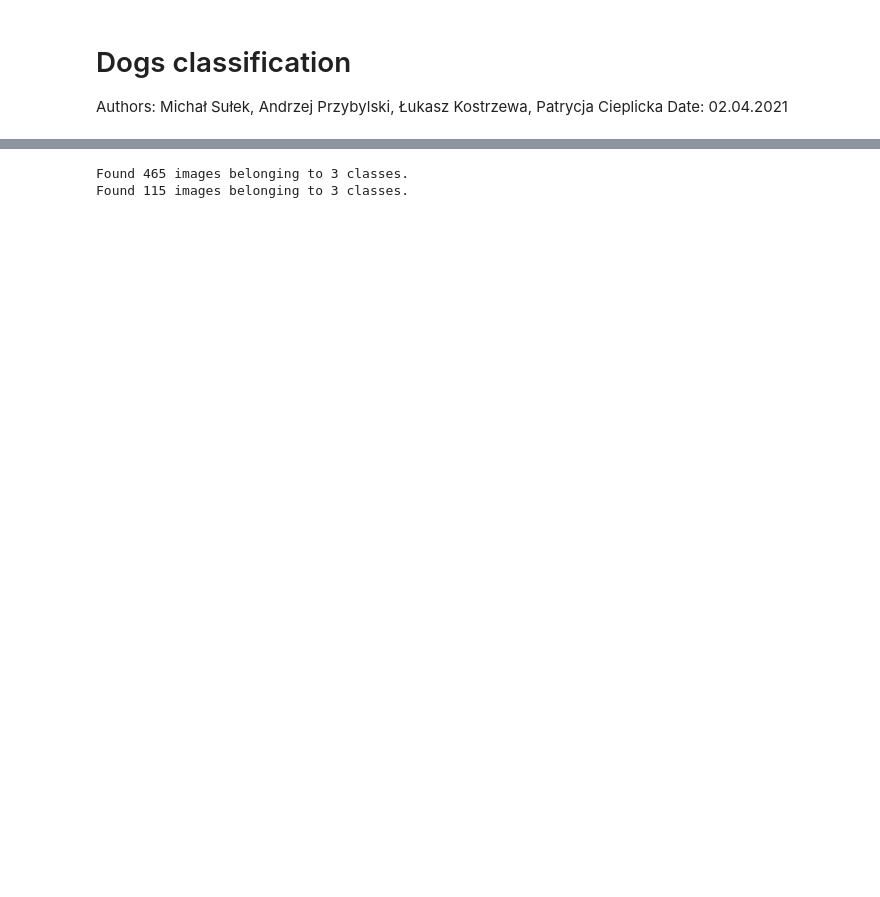
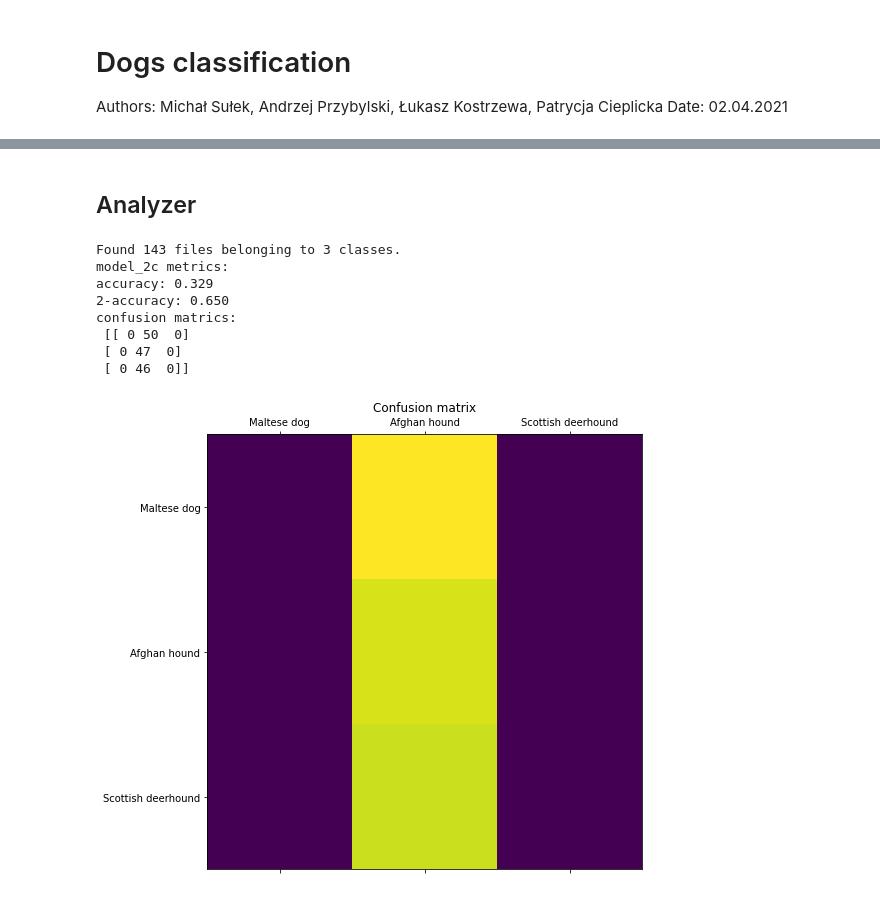
Before and after one commit to paatrycjaa/dogs-classification, a Jupyter notebook: pipeline.ipynb, the cells around one changed output, grey strips where cells are left out. Cells and saved outputs as stored; diff of their text form; code cells hidden in the pictures; blank space fills up the shorter version.

Commit message:
add model analyzer

```diff
--- a/pipeline.ipynb
+++ b/pipeline.ipynb
@@ -11,6 +12,7 @@ from tensorflow.keras import layers
 import models
 # %%
 data_path = 'images/subset'
+results_path = 'results'
 batch_size = 32
 # %%
 model = models.MobileNetV3((224,224),3)
@@ -62,7 +64,7 @@ image_generator = imagegenerator.ImageGenerator(data_path, validation_split=0.2,
 # %%
 callback = tf.keras.callbacks.EarlyStopping(monitor='loss', patience=3)
 # %%
-history = model.train_with_generator(image_generator, 3, callbacks= [callback])
+history = model.train_with_generator(image_generator, 4, callbacks= [callback])
 # %% [output]
 Found 465 images belonging to 3 classes.
 Found 115 images belonging to 3 classes.
@@ -75,5 +79,18 @@ Epoch 3/3
 # %%
-history = model.train_with_arrays(image_generator, 3)
+# history = model.train_with_arrays(image_generator, 3)
-# %% [output]
-Found 465 images belonging to 3 classes.
-Found 115 images belonging to 3 classes.
+# %% [markdown]
+## Analyzer
+# %%
+labels = ['Maltese dog', 'Afghan hound',  'Scottish deerhound']
+an = analyzer.Analyzer(results_path)
+an.analyze_model(model, 'model_2a', image_generator, model_parameters=None, labels=labels, k=2, print_metrics=True)
+# %% [output]
+Found 143 files belonging to 3 classes.
+model_2c metrics:
+accuracy: 0.329
+2-accuracy: 0.650
+confusion matrics:
+ [[ 0 50  0]
+ [ 0 47  0]
+ [ 0 46  0]]
+[figure, added]
```
Also changed, not shown: parts of 5 cells of this notebook, 6 other files.
